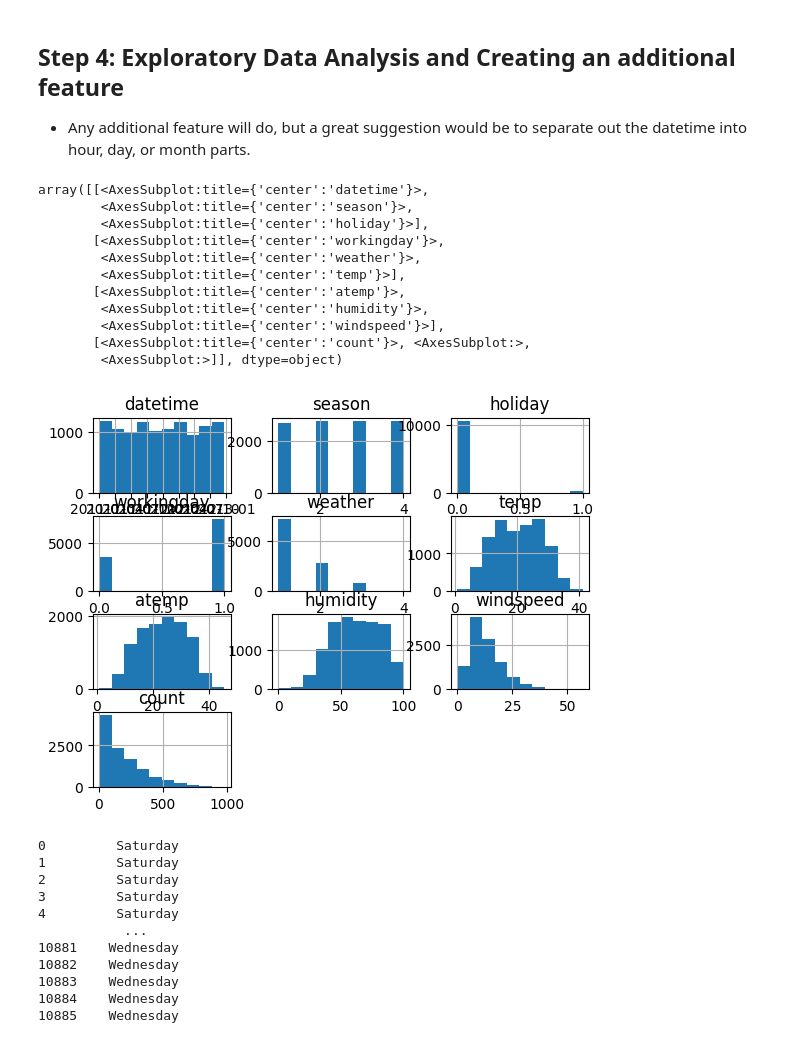
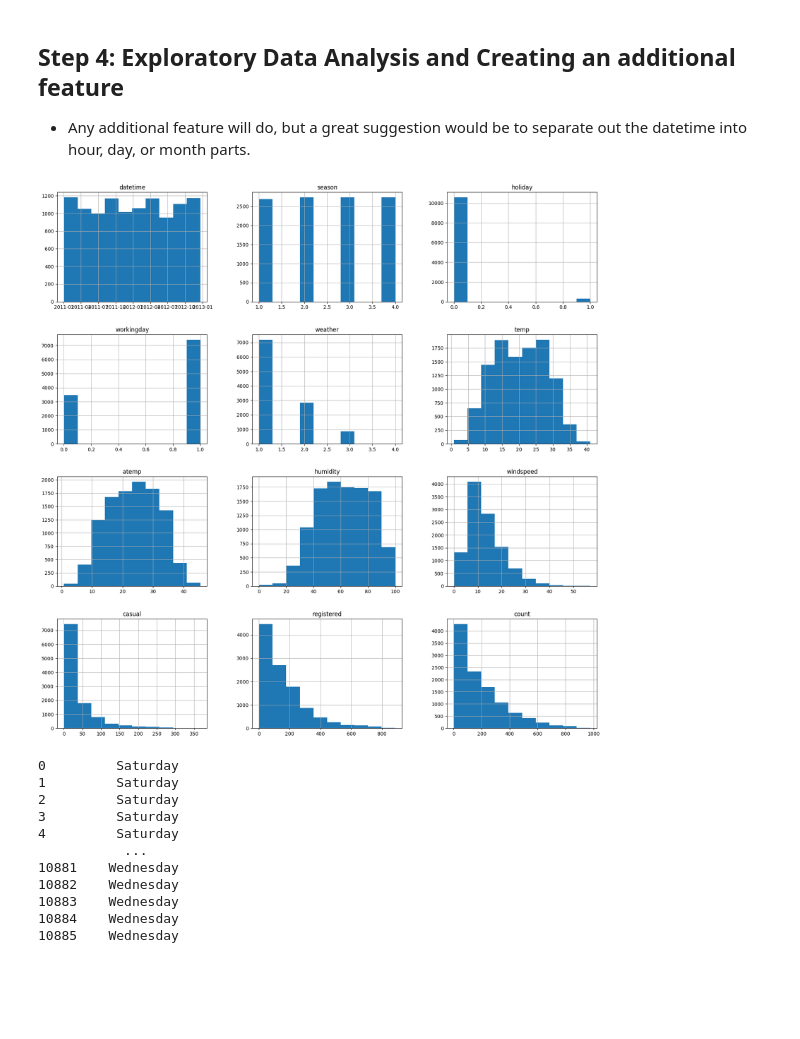
Before and after one commit to karim-hussein-ai/Predict-Bike-Sharing-Demand-with-AutoGluon, a Jupyter notebook: project-template.ipynb, the cells around one changed output. Drawn from its saved outputs; the diff is of its cells as text; code cells hidden in the pictures; blank space fills up the shorter version.

```diff
--- a/project-template.ipynb
+++ b/project-template.ipynb
@@ -103,7 +107,6 @@ from autogluon.tabular import TabularPredictor
 # %%
 # Create the train dataset in pandas by reading the csv
 # Set the parsing of the datetime column so you can use some of the `dt` features in pandas later
-train = pd.read_csv('train.csv')
-train['datetime'] = pd.to_datetime(train['datetime'], format='%Y-%m-%d')
-train.head()
+train = pd.read_csv('train.csv', parse_dates=['datetime'])
+train.dtypes
 # %% [output]
@@ -141,6 +159,6 @@ test.head()
 # %%
 #features casual,registered are not exist in test dataset, so we delete them from training dataset
 features_drop = ['casual','registered']
-train.drop(features_drop,axis = 1,inplace = True)
+# train.drop(features_drop,axis = 1,inplace = True) # or we can ignore columns during traning
 # %%
 # Same thing as train and test dataset
@@ -339,20 +356,9 @@ submission_new_features.csv  2022-12-29 17:40:37  new features
 * Any additional feature will do, but a great suggestion would be to separate out the datetime into hour, day, or month parts.
 # %%
 # Create a histogram of all features to show the distribution of each one relative to the data. This is part of the exploritory data analysis
-train.hist()
+train.hist(figsize=(20, 20));
 # %% [output]
-array([[<AxesSubplot:title={'center':'datetime'}>,
-        <AxesSubplot:title={'center':'season'}>,
-        <AxesSubplot:title={'center':'holiday'}>],
-       [<AxesSubplot:title={'center':'workingday'}>,
-        <AxesSubplot:title={'center':'weather'}>,
-        <AxesSubplot:title={'center':'temp'}>],
-       [<AxesSubplot:title={'center':'atemp'}>,
-        <AxesSubplot:title={'center':'humidity'}>,
-        <AxesSubplot:title={'center':'windspeed'}>],
-       [<AxesSubplot:title={'center':'count'}>, <AxesSubplot:>,
-        <AxesSubplot:>]], dtype=object)
-[figure, old version]
+[figure, new version]
 # %%
 pd.Series(train["datetime"].dt.day_name(), dtype="category")
 # %% [output]
```
Also changed, not shown: parts of 39 cells of this notebook, 2 other files.
